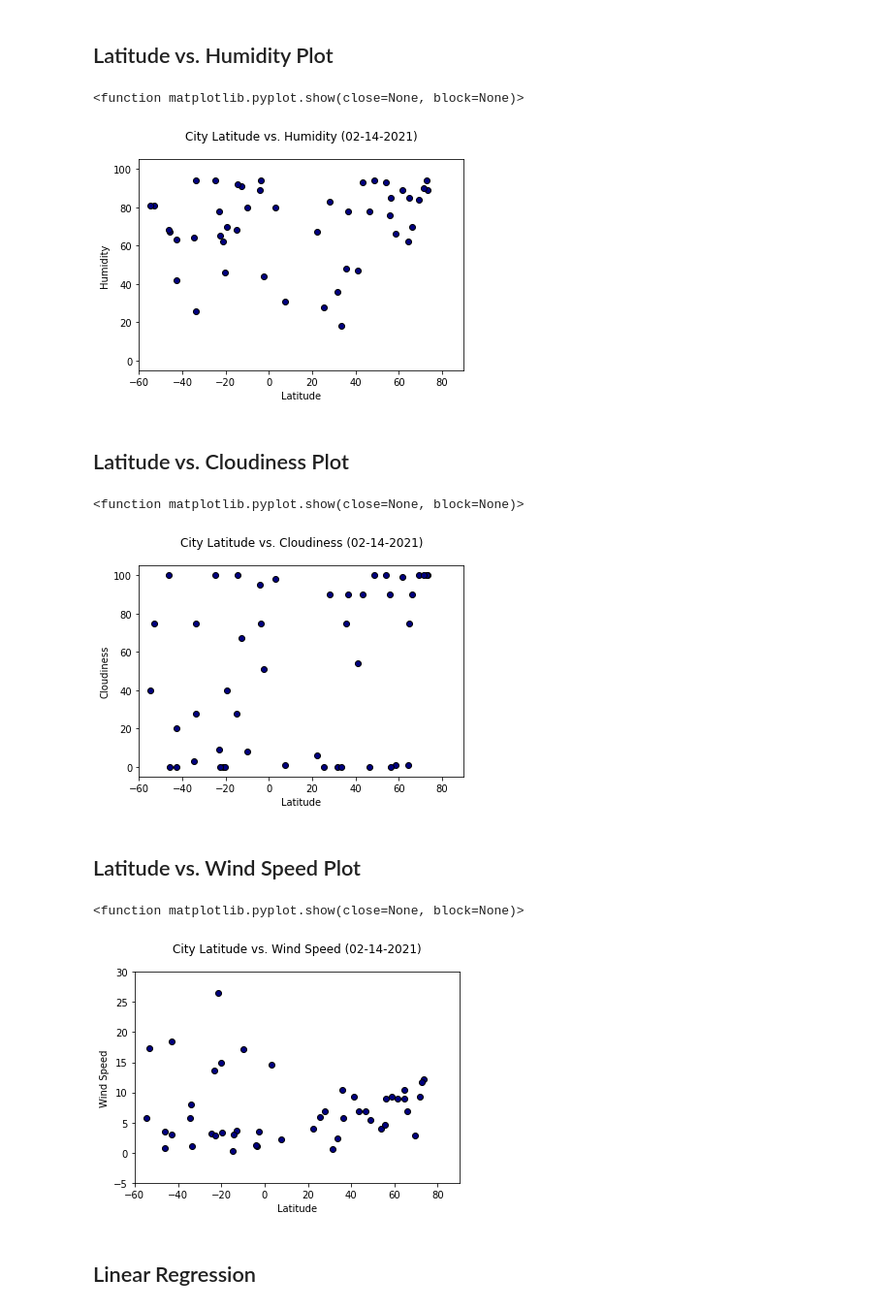
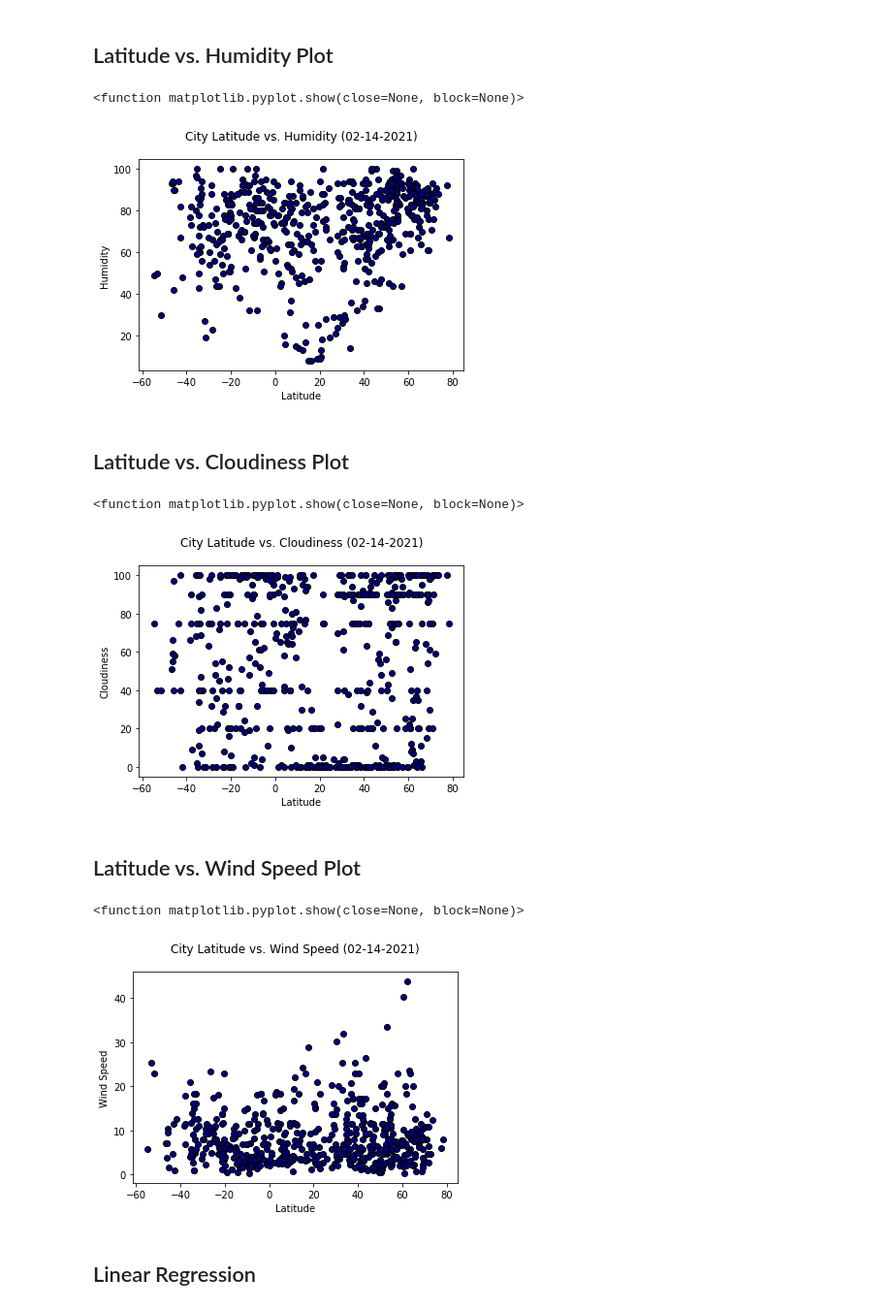
Before and after one commit to safetyh546/python-api-challenge, a Jupyter notebook: WeatherPy/WeatherPy.ipynb, the cells around one changed output. Shown at 97% size. Saved outputs shown, nothing was run; the diff lists cells and outputs as text; code cells hidden in the pictures.

Commit message:
finished all weatherpy plots

```diff
--- a/WeatherPy/WeatherPy.ipynb
+++ b/WeatherPy/WeatherPy.ipynb
@@ -77,7 +78,7 @@ cityDF= pd.DataFrame({"City": cities,
                                })
 
 #uncomment this for testing smaller dataset
-cityDF = cityDF.iloc[0:50]
+#cityDF = cityDF.iloc[0:300]
 
 # Loop through the cityDF and find all weather data for each city
 print("Beginning Data Retrieval")
@@ -227,18 +204,18 @@ x_values = clean_city_data['Lat']
 y_values = clean_city_data['Humidity']
 DT = datetime.utcfromtimestamp(clean_city_data.loc[0,"Date"]).strftime('%m-%d-%Y')
 
-plt.ylim(-5,105)
-plt.xlim(-60,90)
+#plt.ylim(40,105)
+#plt.xlim(-60,90)
 plt.xlabel("Latitude")
 plt.ylabel("Humidity")
 plt.title("City Latitude vs. Humidity ("+str(DT)+")",pad=20)
 plt.scatter(x_values, y_values, marker="o", facecolors="navy",edgecolors="black")
 
-plt.savefig("LatitudevsHumidity")
+plt.savefig("LatitudeVsHumidity")
 plt.show
 # %% [output]
 <function matplotlib.pyplot.show(close=None, block=None)>
-[figure, old version]
+[figure, new version]
 # %% [markdown]
 ## Latitude vs. Cloudiness Plot
 # %%
@@ -246,36 +223,36 @@ x_values = clean_city_data['Lat']
 y_values = clean_city_data['Cloudiness']
 DT = datetime.utcfromtimestamp(clean_city_data.loc[0,"Date"]).strftime('%m-%d-%Y')
 
-plt.ylim(-5,105)
-plt.xlim(-60,90)
+#plt.ylim(-5,105)
+#plt.xlim(-60,90)
 plt.xlabel("Latitude")
 plt.ylabel("Cloudiness")
 plt.title("City Latitude vs. Cloudiness ("+str(DT)+")",pad=20)
 plt.scatter(x_values, y_values, marker="o", facecolors="navy",edgecolors="black")
 
-plt.savefig("LatitudevsCloudiness")
+plt.savefig("LatitudeVsCloudiness")
 plt.show
 # %% [output]
 <function matplotlib.pyplot.show(close=None, block=None)>
-[figure, old version]
+[figure, new version]
 # %% [markdown]
 ## Latitude vs. Wind Speed Plot
 # %%
 x_values = clean_city_data['Lat']
 y_values = clean_city_data['Wind Speed']
 DT = datetime.utcfromtimestamp(clean_city_data.loc[0,"Date"]).strftime('%m-%d-%Y')
 
-plt.ylim(-5,30)
-plt.xlim(-60,90)
+#plt.ylim(-5,30)
+#plt.xlim(-60,90)
 plt.xlabel("Latitude")
 plt.ylabel("Wind Speed")
 plt.title("City Latitude vs. Wind Speed ("+str(DT)+")",pad=20)
 plt.scatter(x_values, y_values, marker="o", facecolors="navy",edgecolors="black")
 
-plt.savefig("LatitudevsWind Speed")
+plt.savefig("LatitudeVsWind Speed")
 plt.show
 # %% [output]
 <function matplotlib.pyplot.show(close=None, block=None)>
-[figure, old version]
+[figure, new version]
 # %% [markdown]
 ## Linear Regression
```
Also changed, not shown: parts of 16 cells of this notebook, 13 other files.
